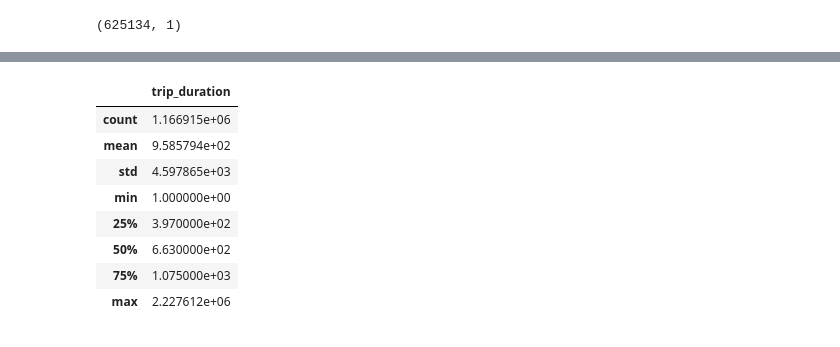
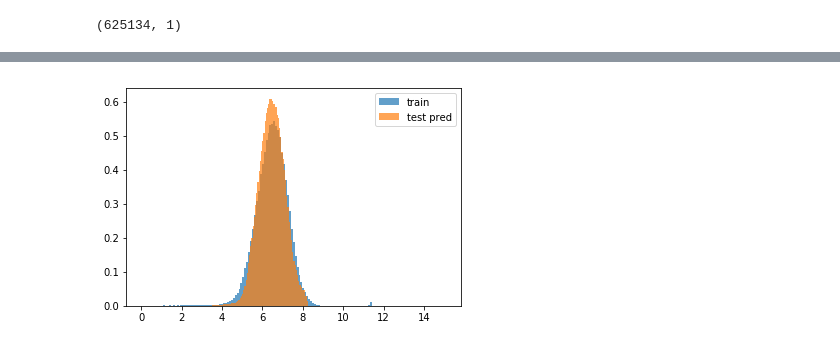
Before and after one commit to suryasumukh/nyc-taxi-trip-duration, a Jupyter notebook: notebooks/Simple-MLP.ipynb, the cells around one changed output, grey strips where cells are left out. Saved outputs shown, nothing was run; the diff lists cells and outputs as text; code cells hidden in the pictures.

```diff
--- a/notebooks/Simple-MLP.ipynb
+++ b/notebooks/Simple-MLP.ipynb
@@ -191,12 +227,7 @@ z = pd.DataFrame(y_train)
-# %%
-z.describe()
-# %% [output]
-|  | trip_duration |
-| count | 1.166915e+06 |
-| mean | 9.585794e+02 |
-| std | 4.597865e+03 |
-| min | 1.000000e+00 |
-| 25% | 3.970000e+02 |
-| 50% | 6.630000e+02 |
-| 75% | 1.075000e+03 |
-| max | 2.227612e+06 |
+# %%
+plt.hist(np.log(y_train + 1.0), bins=150, alpha=0.7, label='train', normed=True)
+plt.hist(np.log(pred + 1.0), bins=150, alpha=0.7, label='test pred', normed=True)
+plt.legend(loc='upper right')
+plt.show()
+# %% [output]
+[figure, added]
```
Also changed, not shown: parts of 23 cells of this notebook, 3 other files.
